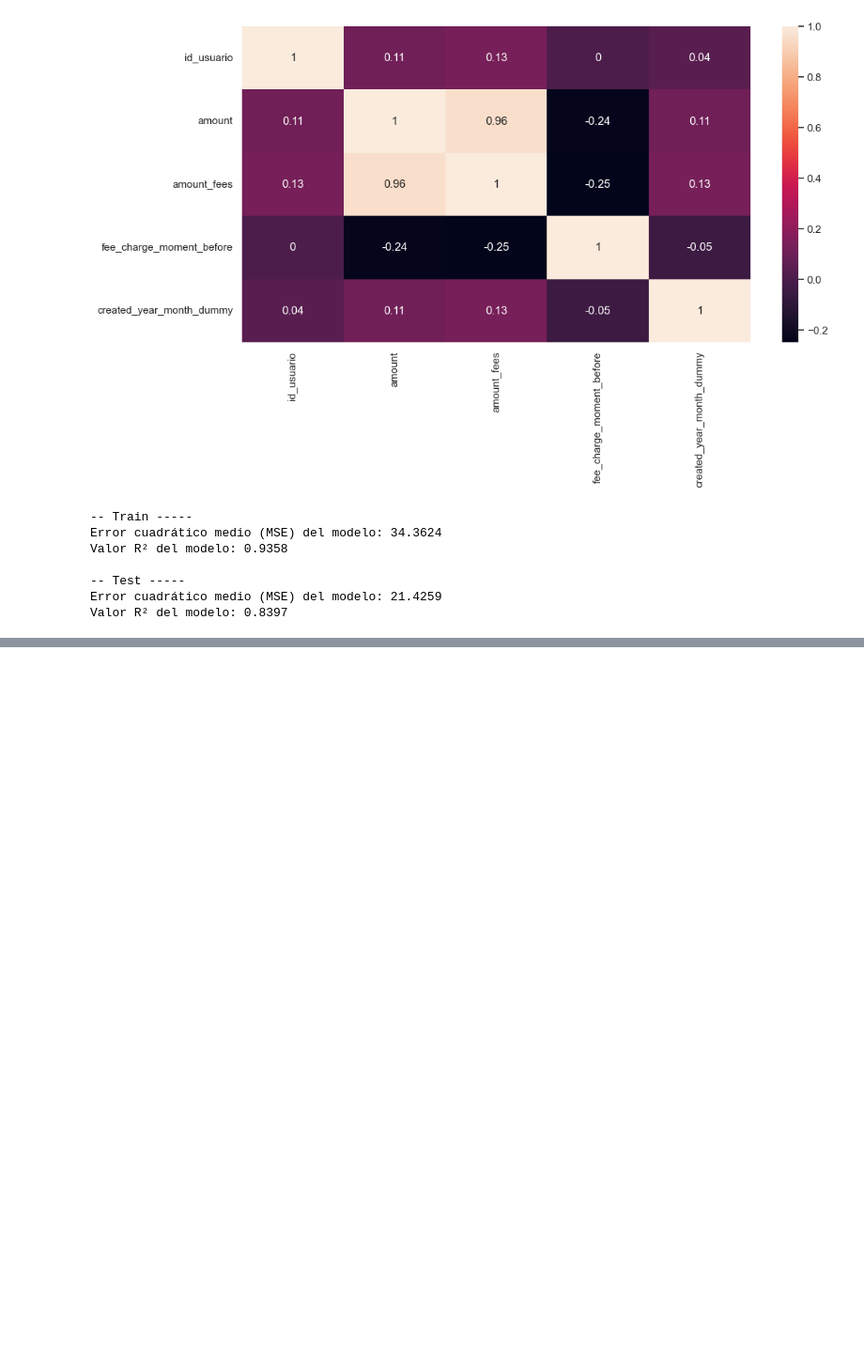
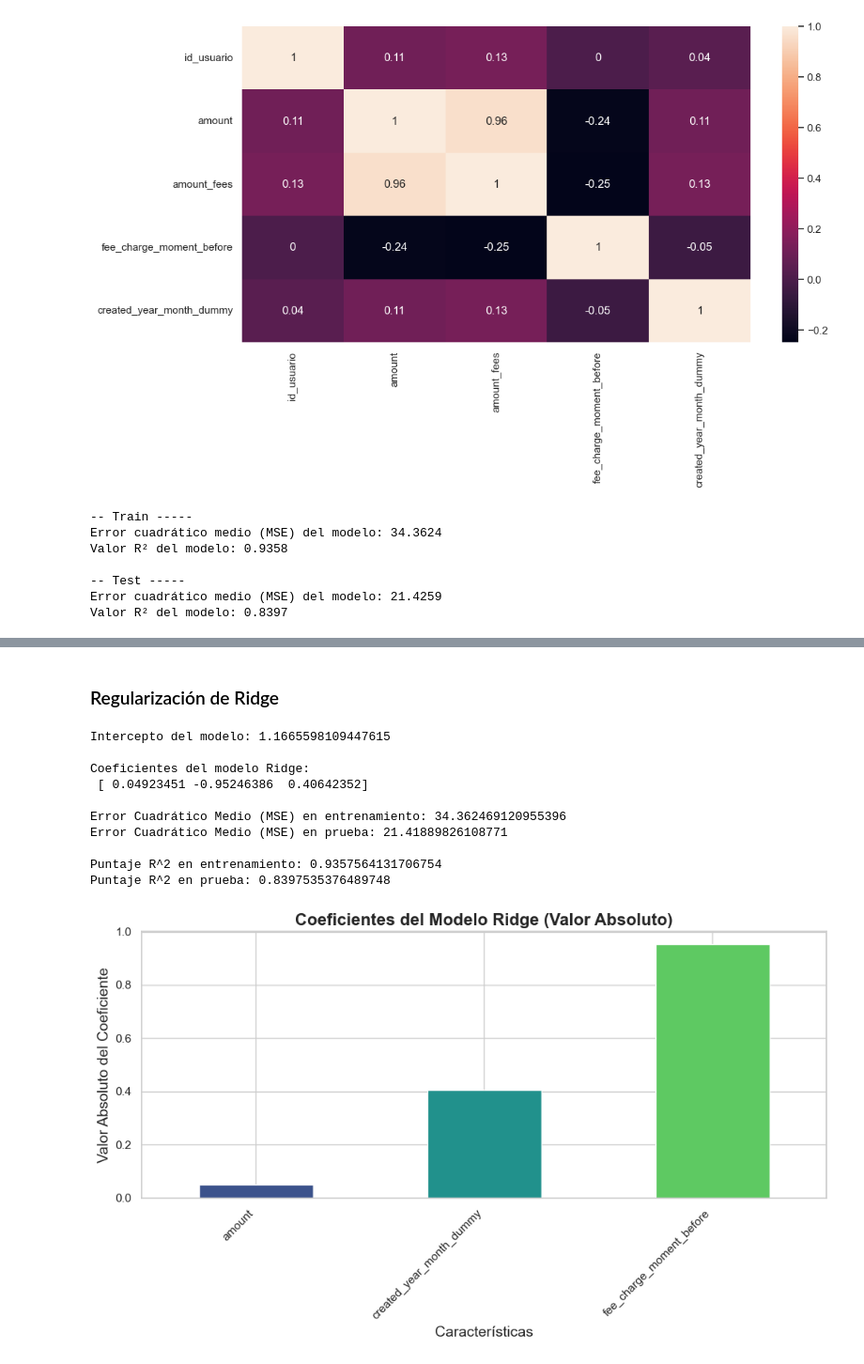
Before and after one commit to DataScience-UOC-projects/monayvi, a Jupyter notebook: notebooks/regresion.ipynb, the cells around one changed output, grey strips where cells are left out. Shown: that part at 94% size. Cells and saved outputs as stored; diff of their text form; code cells hidden in the pictures; blank space fills up the shorter version.

```diff
--- a/notebooks/regresion.ipynb
+++ b/notebooks/regresion.ipynb
@@ -282,0 +391,59 @@ Valor R² del modelo: 0.8397
+# %% [markdown]
+### Regularización de Ridge
+# %%
+## Regresión Ridge
+from sklearn import linear_model # Para la regresión Ridge
+ridge = linear_model.Ridge(alpha=1) # Inicializamos el regresor Ridge con una penalización de 1
+ridge.fit(X_train, y_train) # Ajustamos el modelo a los datos de entrenamiento
+
+# Extraemos los coeficientes y los ordenamos en función de su valor absoluto
+coefs_ridge = pd.Series(np.abs(ridge.coef_), index=features).sort_values(ascending=False)
+
+# Realizamos la predicción en el conjunto de prueba y entrenamiento
+y_train_pred_ridge = ridge.predict(X_train)
+y_test_pred_ridge = ridge.predict(X_test)
+
+# Evaluación del modelo: calculamos el Error Cuadrático Medio (MSE) y el R^2
+mse_ridge_train = mean_squared_error(y_train, y_train_pred_ridge) # MSE en entrenamiento
+mse_ridge_test = mean_squared_error(y_test, y_test_pred_ridge) # MSE en prueba
+r2score_ridge_train = ridge.score(X_train, y_train) # R^2 en entrenamiento
+r2score_ridge_test = ridge.score(X_test, y_test) # R^2 en prueba
+
+# Mostramos los resultados:
+print('\nIntercepto del modelo:', ridge.intercept_)
+print('\nCoeficientes del modelo Ridge:\n', ridge.coef_)
+print('\nError Cuadrático Medio (MSE) en entrenamiento:', mse_ridge_train)
+print('Error Cuadrático Medio (MSE) en prueba:', mse_ridge_test)
+print('\nPuntaje R^2 en entrenamiento:', r2score_ridge_train)
+print('Puntaje R^2 en prueba:', r2score_ridge_test)
+
+# Graficamos los coeficientes ordenados por valor absoluto
+plt.figure(figsize=(10, 6))
+# Ordenar los coeficientes de menor a mayor (invirtiendo el orden)
+coefs_ridge.sort_values(ascending=True).plot(kind='bar', color=sns.color_palette("viridis", n_colors=len(coefs_ridge)))
+
+# Añadimos el título y etiquetas a los ejes
+plt.title('Coeficientes del Modelo Ridge (Valor Absoluto)', fontsize=16, weight='bold')
+plt.xlabel('Características', fontsize=14)
+plt.ylabel('Valor Absoluto del Coeficiente', fontsize=14)
+
+# Ajustamos las etiquetas del eje x para mejorar la legibilidad
+plt.xticks(rotation=45, ha='right')
+
+# Ajuste del espaciado para evitar solapamientos
+plt.tight_layout()
+
+# Mostramos la gráfica con un diseño ajustado
+plt.show()
+# %% [output]
+Intercepto del modelo: 1.1665598109447615
+
+Coeficientes del modelo Ridge:
+ [ 0.04923451 -0.95246386  0.40642352]
+
+Error Cuadrático Medio (MSE) en entrenamiento: 34.362469120955396
+Error Cuadrático Medio (MSE) en prueba: 21.41889826108771
+
+Puntaje R^2 en entrenamiento: 0.9357564131706754
+Puntaje R^2 en prueba: 0.8397535376489748
+[figure, added]
```
Also changed, not shown: parts of 6 cells of this notebook, 20 other files.
